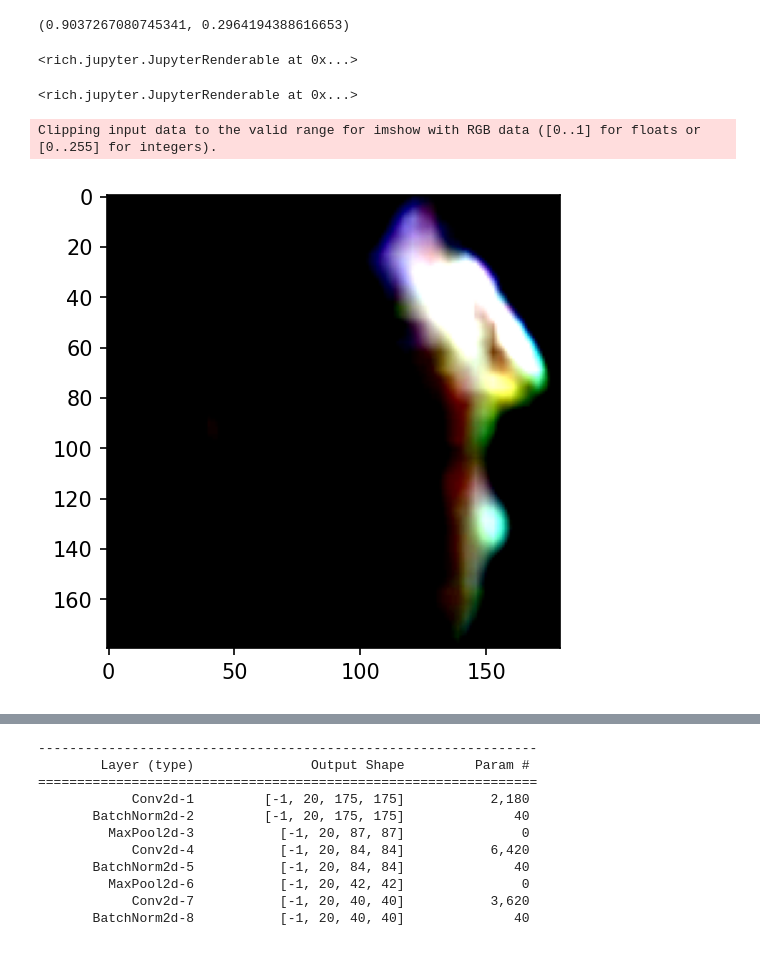
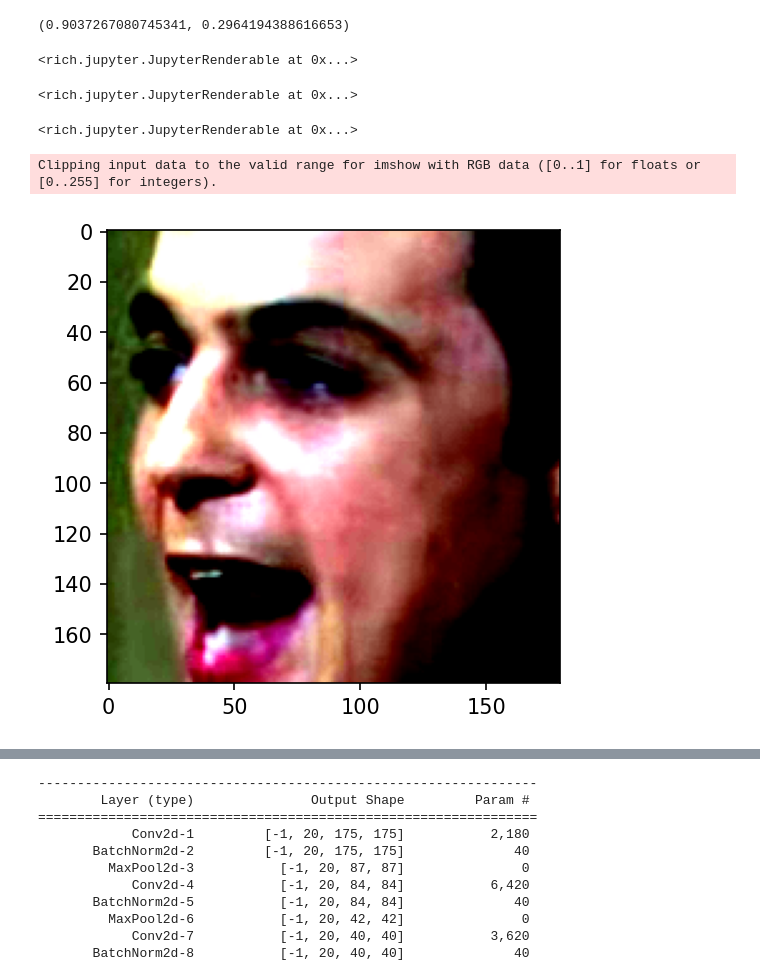
Before and after one commit to ece324-2020/FaceTime, a Jupyter notebook: notebook.ipynb, the cells around one changed output, grey strips where cells are left out. Drawn from its saved outputs; the diff is of its cells as text; code cells hidden in the pictures.

```diff
--- a/notebook.ipynb
+++ b/notebook.ipynb
@@ -30,7 +30,7 @@ random.seed(seed)
 import matplotlib as mpl
 mpl.rcParams['figure.dpi'] = 150
 
-batch_size = 32
+batch_size = 64
 img_size = 180
 
 if torch.cuda.is_available():
@@ -157,9 +158,14 @@ from PIL import Image
 im = Image.open('./alldata/Penny/face458_c44b8e1e-2a9e-11eb-aff2-002432182720.jpg')
 display(im)
 
-def imshow(img):
-    npimg = img.numpy()
-    plt.imshow(np.transpose(npimg, (1, 2, 0)))
+def imshow(img, normalize=True):
+    nimg = img.numpy()
+    if normalize:
+        nimg[0, :, :] += 0.3831
+        nimg[1, :, :] += 0.2346
+        nimg[2, :, :] += 0.2189
+
+    plt.imshow(np.transpose(nimg, (1, 2, 0)))
     plt.show()
 
 
@@ -171,7 +177,7 @@ dataiter = iter(trainloader)
 images, labels = dataiter.next()
 
 # show images
-imshow(torchvision.utils.make_grid(images))
+imshow(torchvision.utils.make_grid(images), False)
 # print labels
 # print(' '.join('%5s' % classes[labels[j]][0] for j in range(batch_size)))
 # %% [output]
@@ -224,9 +231,9 @@ def load_fulldata(img_size, desired=None):
 
 def get_loaders(data):
     n = len(data)
-    n_train = int(0.75 * n)
+    n_train = int(0.7 * n)
     n_valid = int(0.15 * n)
-    n_test  = int(0.1 * n)
+    n_test  = int(0.15 * n)
 
     random.shuffle(data.imgs)
 
@@ -234,13 +241,15 @@ def get_loaders(data):
     valid_set = torch.utils.data.Subset(data, range(n_train, n_train + n_valid))
     test_set  = torch.utils.data.Subset(data, range(n_train + n_valid, n))
 
+    print (batch_size)
+
     train_loader = torch.utils.data.DataLoader(train_set, batch_size=batch_size, shuffle=True)
     valid_loader = torch.utils.data.DataLoader(valid_set, batch_size=batch_size, shuffle=True)
     test_loader  = torch.utils.data.DataLoader(test_set,  batch_size=batch_size, shuffle=True)
 
     return train_loader, valid_loader, test_loader
 
-# train_loader, valid_loader, test_loader = get_loaders(fulldataset)
+
 
 # len(train_loader), len(valid_loader), len(test_loader)
 # %%
@@ -446,31 +470,32 @@ evaluate(model, test_loader, False, loss_fnc)
 # %%
 # {'Extra': 0, 'Leonard': 1, 'Other': 2, 'Penny': 3, 'Raj': 4, 'Sheldon': 5, 'Wolowitz': 6}
 
-desired =  5
+desired =  4
 fulldataset = load_fulldata(img_size, desired)
 print (fulldataset)
 train_loader, valid_loader, test_loader = get_loaders(fulldataset)
 # t,v,q = get_loaders(fulldataset)
 
 # print (len(train_loader), len(valid_loader), len(test_loader))
 # print (len(t), len(v), len(q))
 d = iter(train_loader)
 
 images, labels = d.next()
 # print (labels)
 # show images
 imm = images[0]# - images[0].min()
 # imm[imm < 0] = 0
 
 # print (imm)
 
 # print (fulldataset)
 imshow(torchvision.utils.make_grid(imm))
 # %% [output]
 <rich.jupyter.JupyterRenderable at 0x...>
 <rich.jupyter.JupyterRenderable at 0x...>
-Clipping input data to the valid range for imshow with RGB data ([0..1] for floats or [0..255] for integers).
+<rich.jupyter.JupyterRenderable at 0x...>
+Clipping input data to the valid range for imshow with RGB data ([0..1] for floats or [0..255] for integers).
-[figure, old version]
+[figure, new version]
 # %%
 class BinaryNet(nn.Module):
     def __init__(self, hidden=32, conv_num=4):
```
Also changed, not shown: parts of 18 cells of this notebook.
